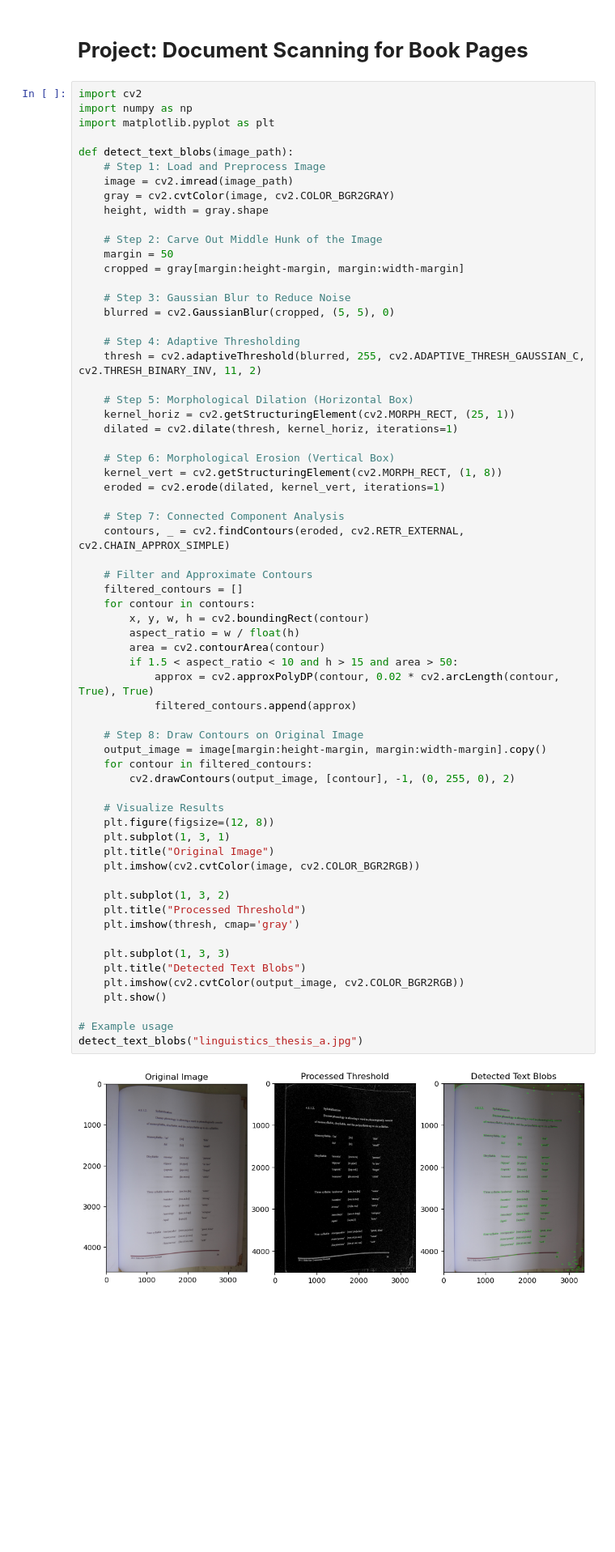
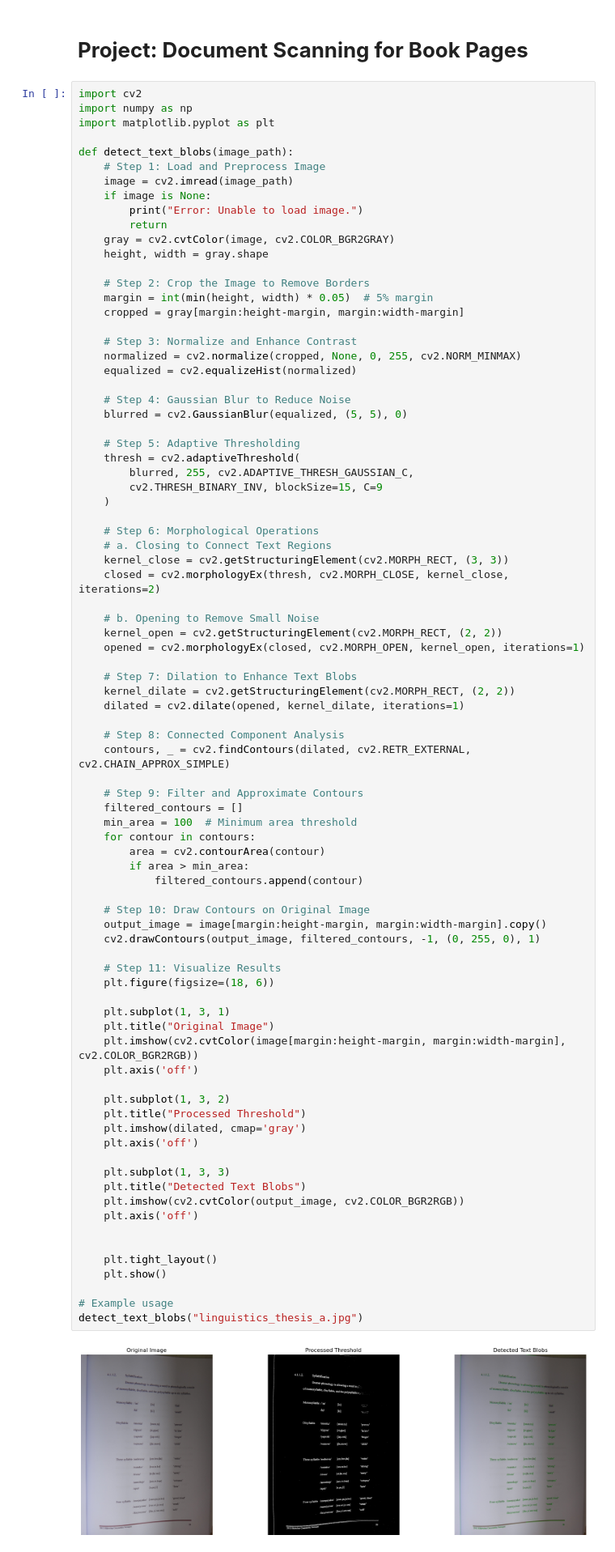
Before and after one commit to MrNajj/Document-Scanning-for-Pages, a Jupyter notebook: project.ipynb, the cells around one changed output. Shown at 81% size. Drawn from its saved outputs; the diff is of its cells as text; blank space fills up the shorter version.

Commit message:
blob detectiom

```diff
--- a/project.ipynb
+++ b/project.ipynb
@@ -8,61 +8,80 @@ import matplotlib.pyplot as plt
 def detect_text_blobs(image_path):
     # Step 1: Load and Preprocess Image
     image = cv2.imread(image_path)
+    if image is None:
+        print("Error: Unable to load image.")
+        return
     gray = cv2.cvtColor(image, cv2.COLOR_BGR2GRAY)
     height, width = gray.shape
 
-    # Step 2: Carve Out Middle Hunk of the Image
-    margin = 50
+    # Step 2: Crop the Image to Remove Borders
+    margin = int(min(height, width) * 0.05)  # 5% margin
     cropped = gray[margin:height-margin, margin:width-margin]
 
-    # Step 3: Gaussian Blur to Reduce Noise
-    blurred = cv2.GaussianBlur(cropped, (5, 5), 0)
+    # Step 3: Normalize and Enhance Contrast
+    normalized = cv2.normalize(cropped, None, 0, 255, cv2.NORM_MINMAX)
+    equalized = cv2.equalizeHist(normalized)
 
-    # Step 4: Adaptive Thresholding
-    thresh = cv2.adaptiveThreshold(blurred, 255, cv2.ADAPTIVE_THRESH_GAUSSIAN_C, cv2.THRESH_BINARY_INV, 11, 2)
+    # Step 4: Gaussian Blur to Reduce Noise
+    blurred = cv2.GaussianBlur(equalized, (5, 5), 0)
 
-    # Step 5: Morphological Dilation (Horizontal Box)
-    kernel_horiz = cv2.getStructuringElement(cv2.MORPH_RECT, (25, 1))
-    dilated = cv2.dilate(thresh, kernel_horiz, iterations=1)
+    # Step 5: Adaptive Thresholding
+    thresh = cv2.adaptiveThreshold(
+        blurred, 255, cv2.ADAPTIVE_THRESH_GAUSSIAN_C,
+        cv2.THRESH_BINARY_INV, blockSize=15, C=9
+    )
 
-    # Step 6: Morphological Erosion (Vertical Box)
-    kernel_vert = cv2.getStructuringElement(cv2.MORPH_RECT, (1, 8))
-    eroded = cv2.erode(dilated, kernel_vert, iterations=1)
+    # Step 6: Morphological Operations
+    # a. Closing to Connect Text Regions
+    kernel_close = cv2.getStructuringElement(cv2.MORPH_RECT, (3, 3))
+    closed = cv2.morphologyEx(thresh, cv2.MORPH_CLOSE, kernel_close, iterations=2)
 
-    # Step 7: Connected Component Analysis
-    contours, _ = cv2.findContours(eroded, cv2.RETR_EXTERNAL, cv2.CHAIN_APPROX_SIMPLE)
+    # b. Opening to Remove Small Noise
+    kernel_open = cv2.getStructuringElement(cv2.MORPH_RECT, (2, 2))
+    opened = cv2.morphologyEx(closed, cv2.MORPH_OPEN, kernel_open, iterations=1)
 
-    # Filter and Approximate Contours
+    # Step 7: Dilation to Enhance Text Blobs
+    kernel_dilate = cv2.getStructuringElement(cv2.MORPH_RECT, (2, 2))
+    dilated = cv2.dilate(opened, kernel_dilate, iterations=1)
+
+    # Step 8: Connected Component Analysis
+    contours, _ = cv2.findContours(dilated, cv2.RETR_EXTERNAL, cv2.CHAIN_APPROX_SIMPLE)
+
+    # Step 9: Filter and Approximate Contours
     filtered_contours = []
+    min_area = 100  # Minimum area threshold
     for contour in contours:
-        x, y, w, h = cv2.boundingRect(contour)
-        aspect_ratio = w / float(h)
         area = cv2.contourArea(contour)
-        if 1.5 < aspect_ratio < 10 and h > 15 and area > 50:
-            approx = cv2.approxPolyDP(contour, 0.02 * cv2.arcLength(contour, True), True)
-            filtered_contours.append(approx)
+        if area > min_area:
+            filtered_contours.append(contour)
 
-    # Step 8: Draw Contours on Original Image
+    # Step 10: Draw Contours on Original Image
     output_image = image[margin:height-margin, margin:width-margin].copy()
-    for contour in filtered_contours:
-        cv2.drawContours(output_image, [contour], -1, (0, 255, 0), 2)
+    cv2.drawContours(output_image, filtered_contours, -1, (0, 255, 0), 1)
 
-    # Visualize Results
-    plt.figure(figsize=(12, 8))
+    # Step 11: Visualize Results
+    plt.figure(figsize=(18, 6))
+
     plt.subplot(1, 3, 1)
     plt.title("Original Image")
-    plt.imshow(cv2.cvtColor(image, cv2.COLOR_BGR2RGB))
+    plt.imshow(cv2.cvtColor(image[margin:height-margin, margin:width-margin], cv2.COLOR_BGR2RGB))
+    plt.axis('off')
 
     plt.subplot(1, 3, 2)
     plt.title("Processed Threshold")
-    plt.imshow(thresh, cmap='gray')
+    plt.imshow(dilated, cmap='gray')
+    plt.axis('off')
 
     plt.subplot(1, 3, 3)
     plt.title("Detected Text Blobs")
     plt.imshow(cv2.cvtColor(output_image, cv2.COLOR_BGR2RGB))
+    plt.axis('off')
+
+
+    plt.tight_layout()
     plt.show()
 
 # Example usage
 detect_text_blobs("linguistics_thesis_a.jpg")
 # %% [output]
-[figure, old version]
+[figure, new version]
```
